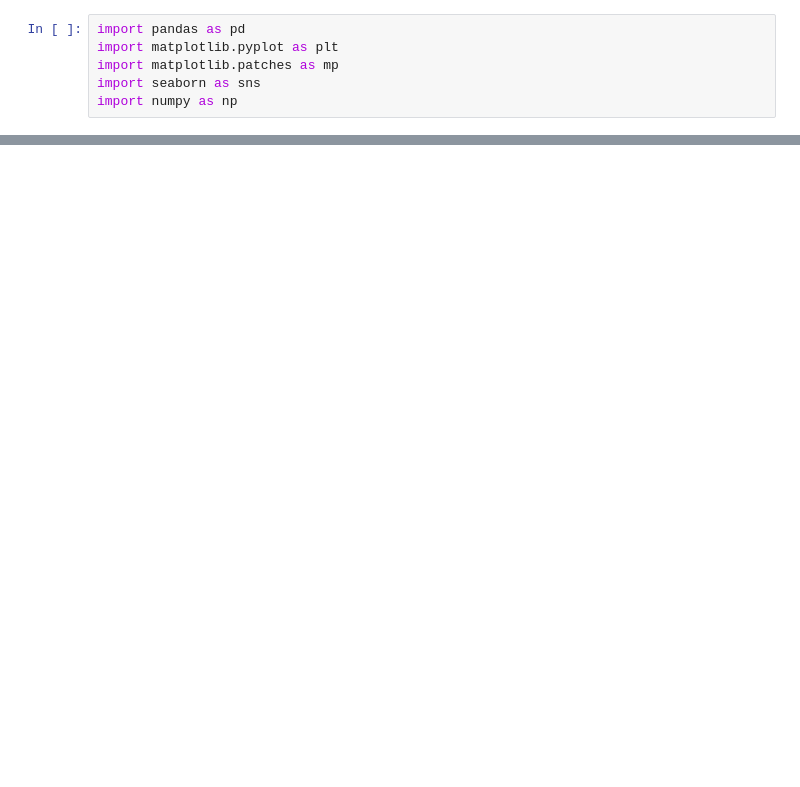
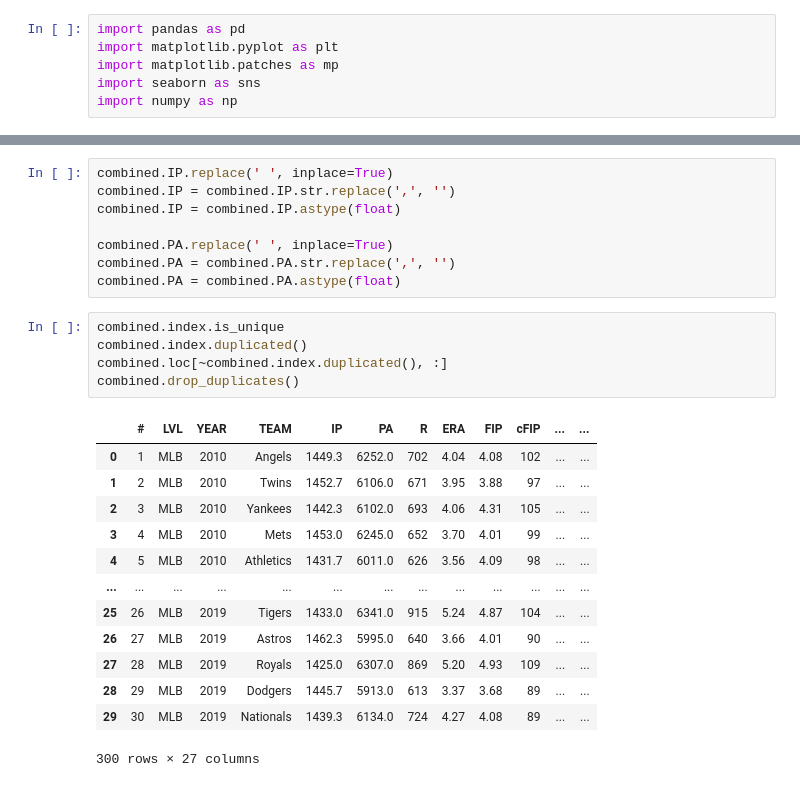
Before and after one commit to SheltonBlackwell/Data-Analysis-Notebook, a Jupyter notebook: Data analysis Notebook.ipynb, the cells around one changed output, grey strips where cells are left out. Saved outputs shown, nothing was run; the diff lists cells and outputs as text; blank space fills up the shorter version.

```diff
--- a/Data analysis Notebook.ipynb
+++ b/Data analysis Notebook.ipynb
@@ -36,0 +37,27 @@ df[(df["name"]== 'Mike Smithson') & (df["Lg"]== 'AL')]
+# %%
+combined.IP.replace(' ', inplace=True)
+combined.IP = combined.IP.str.replace(',', '')
+combined.IP = combined.IP.astype(float)
+
+combined.PA.replace(' ', inplace=True)
+combined.PA = combined.PA.str.replace(',', '')
+combined.PA = combined.PA.astype(float)
+# %%
+combined.index.is_unique
+combined.index.duplicated()
+combined.loc[~combined.index.duplicated(), :]
+combined.drop_duplicates()
+# %% [output]
+|  | # | LVL | YEAR | TEAM | IP | PA | R | ERA | FIP | cFIP | ... | ... |
+| 0 | 1 | MLB | 2010 | Angels | 1449.3 | 6252.0 | 702 | 4.04 | 4.08 | 102 | ... | ... |
+| 1 | 2 | MLB | 2010 | Twins | 1452.7 | 6106.0 | 671 | 3.95 | 3.88 | 97 | ... | ... |
+| 2 | 3 | MLB | 2010 | Yankees | 1442.3 | 6102.0 | 693 | 4.06 | 4.31 | 105 | ... | ... |
+| 3 | 4 | MLB | 2010 | Mets | 1453.0 | 6245.0 | 652 | 3.70 | 4.01 | 99 | ... | ... |
+| 4 | 5 | MLB | 2010 | Athletics | 1431.7 | 6011.0 | 626 | 3.56 | 4.09 | 98 | ... | ... |
+| ... | ... | ... | ... | ... | ... | ... | ... | ... | ... | ... | ... | ... |
+| 25 | 26 | MLB | 2019 | Tigers | 1433.0 | 6341.0 | 915 | 5.24 | 4.87 | 104 | ... | ... |
+| 26 | 27 | MLB | 2019 | Astros | 1462.3 | 5995.0 | 640 | 3.66 | 4.01 | 90 | ... | ... |
+| 27 | 28 | MLB | 2019 | Royals | 1425.0 | 6307.0 | 869 | 5.20 | 4.93 | 109 | ... | ... |
+| 28 | 29 | MLB | 2019 | Dodgers | 1445.7 | 5913.0 | 613 | 3.37 | 3.68 | 89 | ... | ... |
+| 29 | 30 | MLB | 2019 | Nationals | 1439.3 | 6134.0 | 724 | 4.27 | 4.08 | 89 | ... | ... |
+300 rows × 27 columns
```
Also changed, not shown: parts of 10 cells of this notebook.
